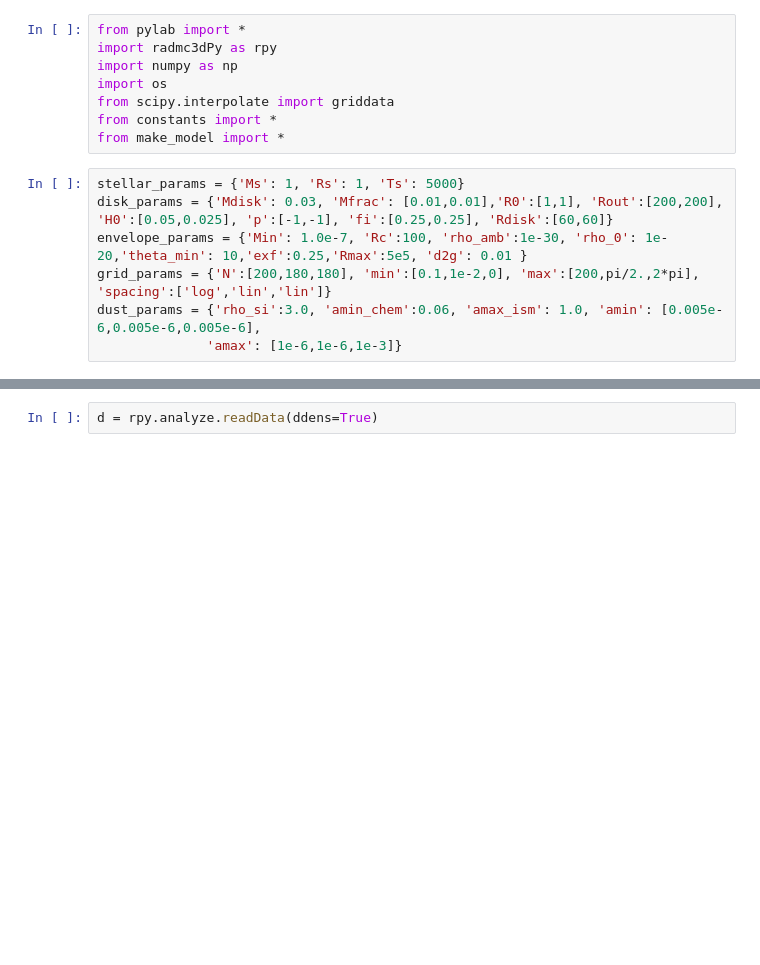
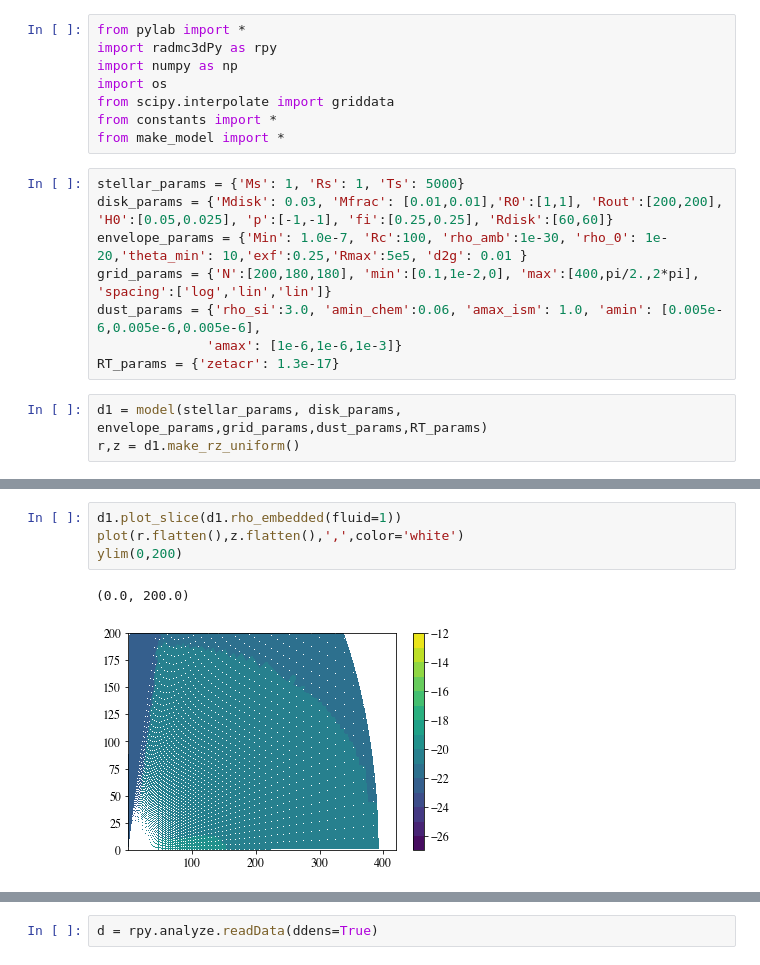
Before and after one commit to uconn-origins/wedgeford, a Jupyter notebook: models/make_model.ipynb, the cells around one changed output, grey strips where cells are left out. Drawn from its saved outputs; the diff is of its cells as text; blank space fills up the shorter version.

```diff
--- a/models/make_model.ipynb
+++ b/models/make_model.ipynb
@@ -10,6 +10,10 @@ from make_model import *
 stellar_params = {'Ms': 1, 'Rs': 1, 'Ts': 5000}
 disk_params = {'Mdisk': 0.03, 'Mfrac': [0.01,0.01],'R0':[1,1], 'Rout':[200,200], 'H0':[0.05,0.025], 'p':[-1,-1], 'fi':[0.25,0.25], 'Rdisk':[60,60]}
 envelope_params = {'Min': 1.0e-7, 'Rc':100, 'rho_amb':1e-30, 'rho_0': 1e-20,'theta_min': 10,'exf':0.25,'Rmax':5e5, 'd2g': 0.01 }
-grid_params = {'N':[200,180,180], 'min':[0.1,1e-2,0], 'max':[200,pi/2.,2*pi], 'spacing':['log','lin','lin']}
+grid_params = {'N':[200,180,180], 'min':[0.1,1e-2,0], 'max':[400,pi/2.,2*pi], 'spacing':['log','lin','lin']}
 dust_params = {'rho_si':3.0, 'amin_chem':0.06, 'amax_ism': 1.0, 'amin': [0.005e-6,0.005e-6,0.005e-6],
               'amax': [1e-6,1e-6,1e-3]}
+RT_params = {'zetacr': 1.3e-17}
+# %%
+d1 = model(stellar_params, disk_params, envelope_params,grid_params,dust_params,RT_params)
+r,z = d1.make_rz_uniform()
@@ -16 +34,8 @@ dust_params = {'rho_si':3.0, 'amin_chem':0.06, 'amax_ism': 1.0, 'amin': [0.005e-
+# %%
+d1.plot_slice(d1.rho_embedded(fluid=1))
+plot(r.flatten(),z.flatten(),',',color='white')
+ylim(0,200)
+# %% [output]
+(0.0, 200.0)
+[figure, added]
 # %%
```
Also changed, not shown: parts of 2 cells of this notebook, 3 other files.
